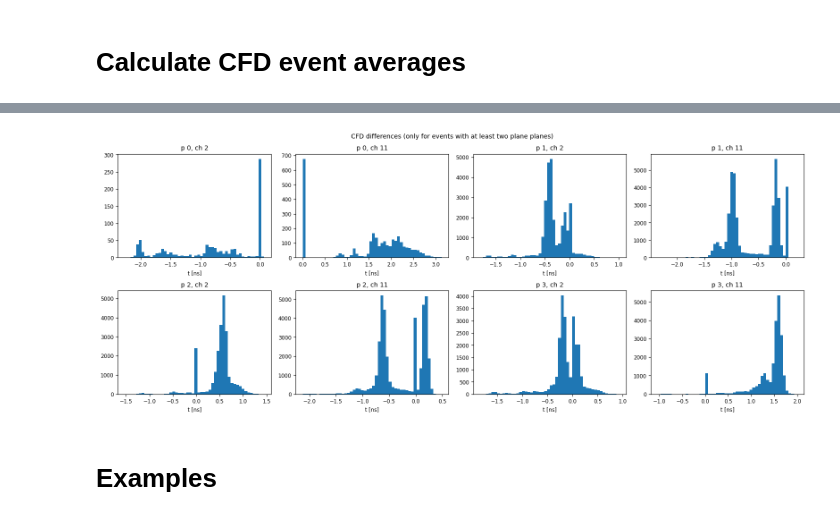
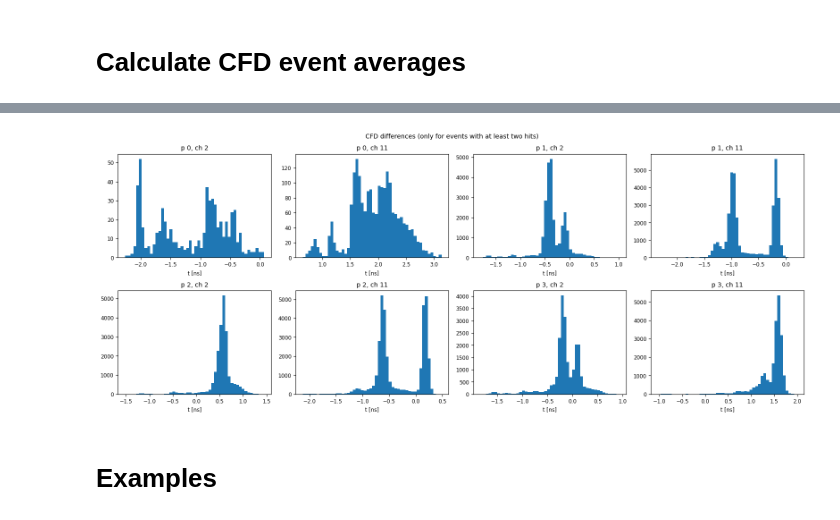
Before and after one commit to MatiXOfficial/pps-timing-ml, a Jupyter notebook: first_tests.ipynb, the cells around one changed output, grey strips where cells are left out. Saved outputs shown, nothing was run; the diff lists cells and outputs as text; code cells hidden in the pictures.

```diff
--- a/first_tests.ipynb
+++ b/first_tests.ipynb
@@ -200,11 +205,11 @@ plt.show()
 vmax_dataset = copy.deepcopy(original_dataset)
 
 for event, event_data in vmax_dataset.items():
-    for plane, plane_data in event_data.planes.items():
+    for plane, plane_data in list(event_data.planes.items()):
         for channel, wav_data in list(plane_data.items()):
             thresholds = channel_vmax_thresholds[(plane, channel)]
             if not thresholds[0] <= np.max(wav_data.series[1]) <= thresholds[1]:
-                del plane_data[channel]
+                event_data.remove_channel(plane, channel)
 # %%
 vmax_histograms = defaultdict(list)
 for event, event_data in vmax_dataset.items():
@@ -270,11 +275,11 @@ plt.show()
 t0_dataset = copy.deepcopy(vmax_dataset)
 
 for event, event_data in t0_dataset.items():
-    for plane, plane_data in event_data.planes.items():
+    for plane, plane_data in list(event_data.planes.items()):
         for channel, wav_data in list(plane_data.items()):
             thresholds = channel_t0_thresholds[(plane, channel)]
             if not thresholds[0] <= wav_data.t0 <= thresholds[1]:
-                del plane_data[channel]
+                event_data.remove_channel(plane, channel)
 # %%
 t0_dict = defaultdict(list)
 for event_data in t0_dataset.values():
@@ -307,11 +312,11 @@ cfd_avg_shift_applied = False
 
 cfd = CFD(n_baseline=6)
 for event, event_data in cfd_dataset.items():
-    for plane, plane_data in event_data.planes.items():
+    for plane, plane_data in list(event_data.planes.items()):
         for channel, wav_data in list(plane_data.items()):
             t = cfd.predict(wav_data.series[0], wav_data.series[1])
             if t is None: # Remove the events where CFD cannot be calculated
-                del plane_data[channel]
+                event_data.remove_channel(plane, channel)
             else:
                 wav_data.t_cfd = t
 # %%
@@ -352,9 +357,17 @@ cfd_avg_shift_applied = True
 # %% [markdown]
 # Calculate CFD event averages
 # %%
+stds = []
 for event, event_data in list(cfd_dataset.items()):
     cfds = [wav_data.t_cfd + wav_data.t0 for _, _, wav_data in event_data.get_all_waveforms()]
+    # cfds = [wav_data.t_cfd for _, _, wav_data in event_data.get_all_waveforms()]
     if not cfds: # Remove event if empty after the selection
         del cfd_dataset[event]
     else:
         event_data.t_cfd_average = np.average(cfds)
+        if len(cfds) >= 2:
+            stds.append(np.std(cfds))
+
+plt.hist(stds, range=(0, 1), bins=100)
+plt.title('CFD standard deviations (only for events with at least two hits)')
+plt.show()
@@ -361,24 +376,25 @@ for event, event_data in list(cfd_dataset.items()):
 # %%
 cfd_differences = defaultdict(list)
 for event, event_data in cfd_dataset.items():
-    if len(event_data.planes) > 1:
+    if event_data.get_hit_count() >= 2:
         for plane, plane_data in event_data.planes.items():
             for channel, wav_data in plane_data.items():
                 cfd_differences[(plane, channel)].append(wav_data.t_cfd + wav_data.t0 - event_data.t_cfd_average)
+                # cfd_differences[(plane, channel)].append(wav_data.t_cfd - event_data.t_cfd_average)
 
 plt.figure(figsize=(16, 6.5))
 plt.rc('font', size=8.5)
 for i, ((plane, channel), cfds) in enumerate(sorted(cfd_differences.items())):
     plt.subplot(2, 4, i + 1)
     plt.hist(cfds, bins=50)
     plt.title(f'p {plane}, ch {channel}')
     plt.xlabel('t [ns]')
 
-plt.suptitle('CFD differences (only for events with at least two plane planes)')
+plt.suptitle('CFD differences (only for events with at least two hits)')
 plt.tight_layout()
 plt.show()
 # %% [output]
-[figure, old version]
+[figure, new version]
 # %% [markdown]
 # Examples
 # %%
```
Also changed, not shown: parts of 6 cells of this notebook.
